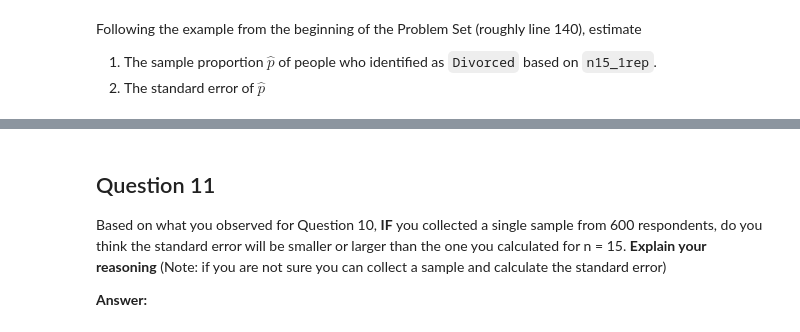
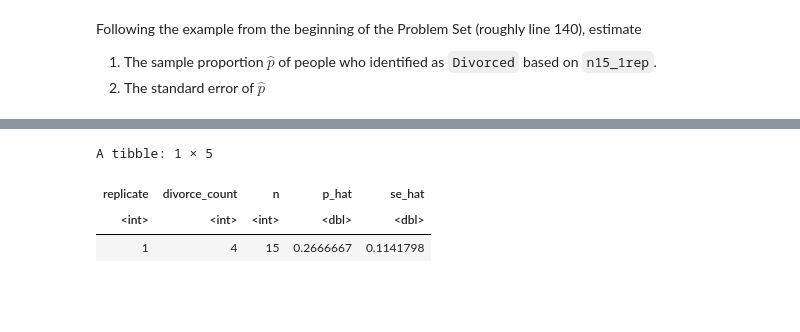
Before and after one commit to UNC-DATA-730/unit-7-assignment-yifeiwang2025, a Jupyter notebook: assignment7.ipynb, the cells around one changed output, grey strips where cells are left out. Saved outputs shown, nothing was run; the diff lists cells and outputs as text; code cells hidden in the pictures; blank space fills up the shorter version.

```diff
--- a/assignment7.ipynb
+++ b/assignment7.ipynb
@@ -419,10 +591,11 @@ your results print out in a table!
-# %% [markdown]
-## Question 11
-
-Based on what you observed for Question 10, **IF** you collected a
-single sample from 600 respondents, do you think the standard error will
-be smaller or larger than the one you calculated for n = 15. **Explain
-your reasoning** (Note: if you are not sure you can collect a sample and
-calculate the standard error)
-
-**Answer:**
+# %%
+n15_1rep |>
+  summarize(divorce_count = sum(marital == "Divorced"),
+            n = n()) |>
+  mutate(p_hat = divorce_count/ n,
+         se_hat = sqrt(p_hat * (1 - p_hat) / n))
+# %% [output]
+A tibble: 1 × 5
+| replicate | divorce_count | n | p_hat | se_hat |
+| <int> | <int> | <int> | <dbl> | <dbl> |
+| 1 | 4 | 15 | 0.2666667 | 0.1141798 |
```
Also changed, not shown: parts of 36 cells of this notebook.
